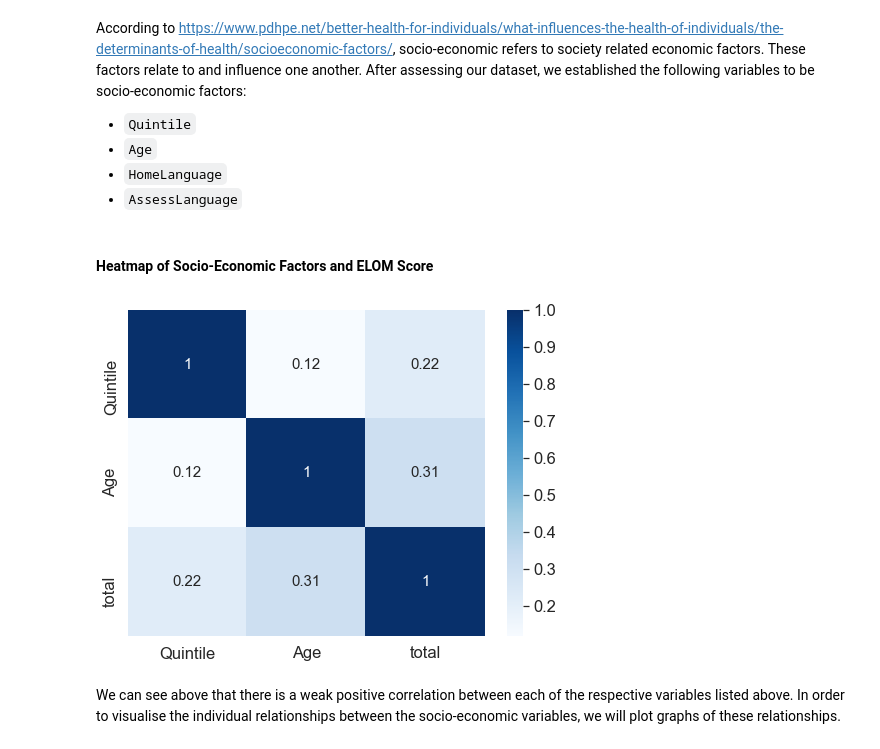
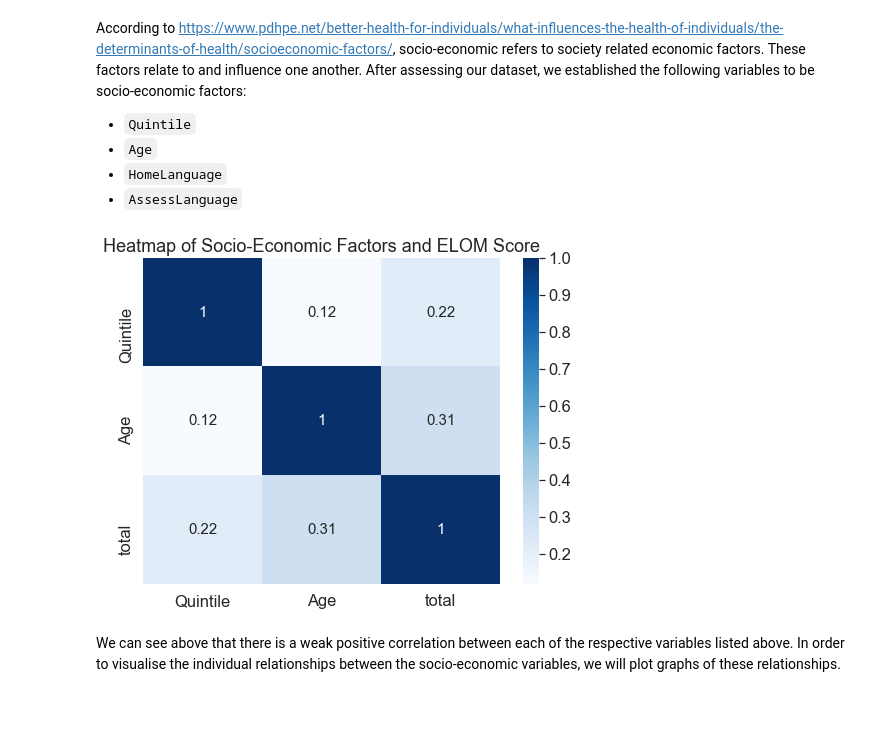
Before and after one commit to bongo1007/DAE, a Jupyter notebook: Project.ipynb, the cells around one changed output. Drawn from its saved outputs; the diff is of its cells as text; code cells hidden in the pictures; blank space fills up the shorter version.

```diff
--- a/Project.ipynb
+++ b/Project.ipynb
@@ -349,16 +408,16 @@ According to https://www.pdhpe.net/better-health-for-individuals/what-influences
 * `HomeLanguage`
 * `AssessLanguage`
 # %%
-display(Markdown("#### Heatmap of Socio-Economic Factors and ELOM Score"))
+# display(Markdown("#### Heatmap of Socio-Economic Factors and ELOM Score"))
 dfSocioEconomic = df2019[['Quintile', 'Age','HomeLanguage','AssessLanguage','total']]
 
 plt.figure(figsize=(8,6))
+plt.title('Heatmap of Socio-Economic Factors and ELOM Score')
 sns.set(font_scale=1.5)
 sns.heatmap(dfSocioEconomic.corr(), annot=True, cmap="Blues", annot_kws={"size": 15})
 plt.show()
 # %% [output]
-#### Heatmap of Socio-Economic Factors and ELOM Score
-[figure, old version]
+[figure, new version]
 # %% [markdown]
 We can see above that there is a weak positive correlation between each of the respective variables listed above. In order to visualise the individual relationships between the socio-economic variables, we will plot graphs of these relationships.
 # %%
```
Also changed, not shown: parts of 33 cells of this notebook.
